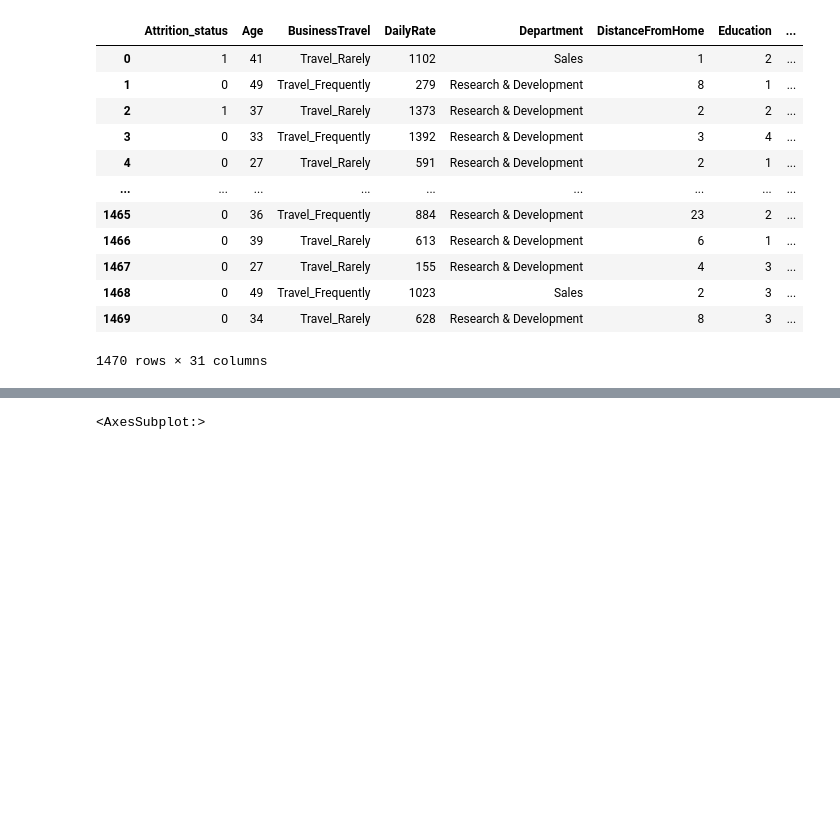
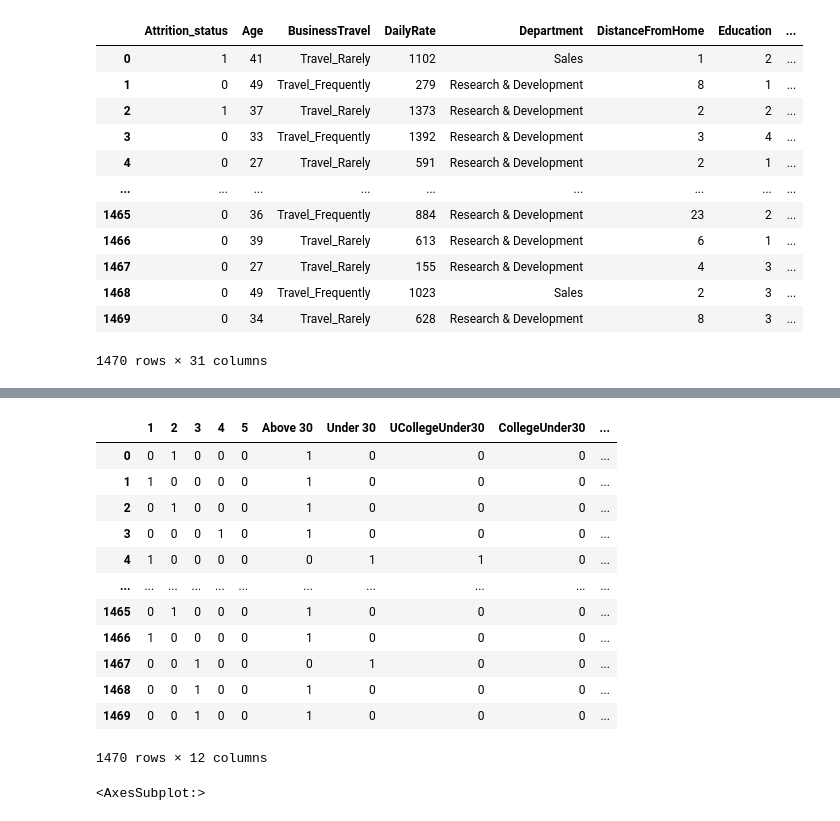
Before and after one commit to HannahZZY/Senior_Project_Hannah, a Jupyter notebook: DA401 codes.ipynb, the cells around one changed output, grey strips where cells are left out. Cells and saved outputs as stored; diff of their text form; code cells hidden in the pictures; blank space fills up the shorter version.

```diff
--- a/DA401 codes.ipynb
+++ b/DA401 codes.ipynb
@@ -175,0 +229,7 @@ df_Att
+# %%
+Educationdf = pd.get_dummies(df_Att["Education"])
+# %%
+Below30df = pd.get_dummies(df_Att["Below 30"])
+# %%
+subedu30 = pd.concat([Educationdf, Below30df], axis=1)
+subedu30
@@ -176,3 +250,24 @@ df_Att
+# %%
+subedu30["UCollegeUnder30"] = subedu30[1]*subedu30["Under 30"]
+subedu30["CollegeUnder30"] = subedu30[2]*subedu30["Under 30"]
+subedu30["BachelorUnder30"] = subedu30[3]*subedu30["Under 30"]
+subedu30["MasterUnder30"] = subedu30[4]*subedu30["Under 30"]
+subedu30["DoctorUnder30"] = subedu30[5]*subedu30["Under 30"]
+subedu30
+# %% [output]
+|  | 1 | 2 | 3 | 4 | 5 | Above 30 | Under 30 | UCollegeUnder30 | CollegeUnder30 | ... |
+| 0 | 0 | 1 | 0 | 0 | 0 | 1 | 0 | 0 | 0 | ... |
+| 1 | 1 | 0 | 0 | 0 | 0 | 1 | 0 | 0 | 0 | ... |
+| 2 | 0 | 1 | 0 | 0 | 0 | 1 | 0 | 0 | 0 | ... |
+| 3 | 0 | 0 | 0 | 1 | 0 | 1 | 0 | 0 | 0 | ... |
+| 4 | 1 | 0 | 0 | 0 | 0 | 0 | 1 | 1 | 0 | ... |
+| ... | ... | ... | ... | ... | ... | ... | ... | ... | ... | ... |
+| 1465 | 0 | 1 | 0 | 0 | 0 | 1 | 0 | 0 | 0 | ... |
+| 1466 | 1 | 0 | 0 | 0 | 0 | 1 | 0 | 0 | 0 | ... |
+| 1467 | 0 | 0 | 1 | 0 | 0 | 0 | 1 | 0 | 0 | ... |
+| 1468 | 0 | 0 | 1 | 0 | 0 | 1 | 0 | 0 | 0 | ... |
+| 1469 | 0 | 0 | 1 | 0 | 0 | 1 | 0 | 0 | 0 | ... |
+1470 rows × 12 columns
 # %%
 fig, ax = plt.subplots()
 df_Att['WorkLifeBalance'].value_counts().plot(ax=ax, kind='bar')
```
Also changed, not shown: parts of 40 cells of this notebook, 3 other files.
